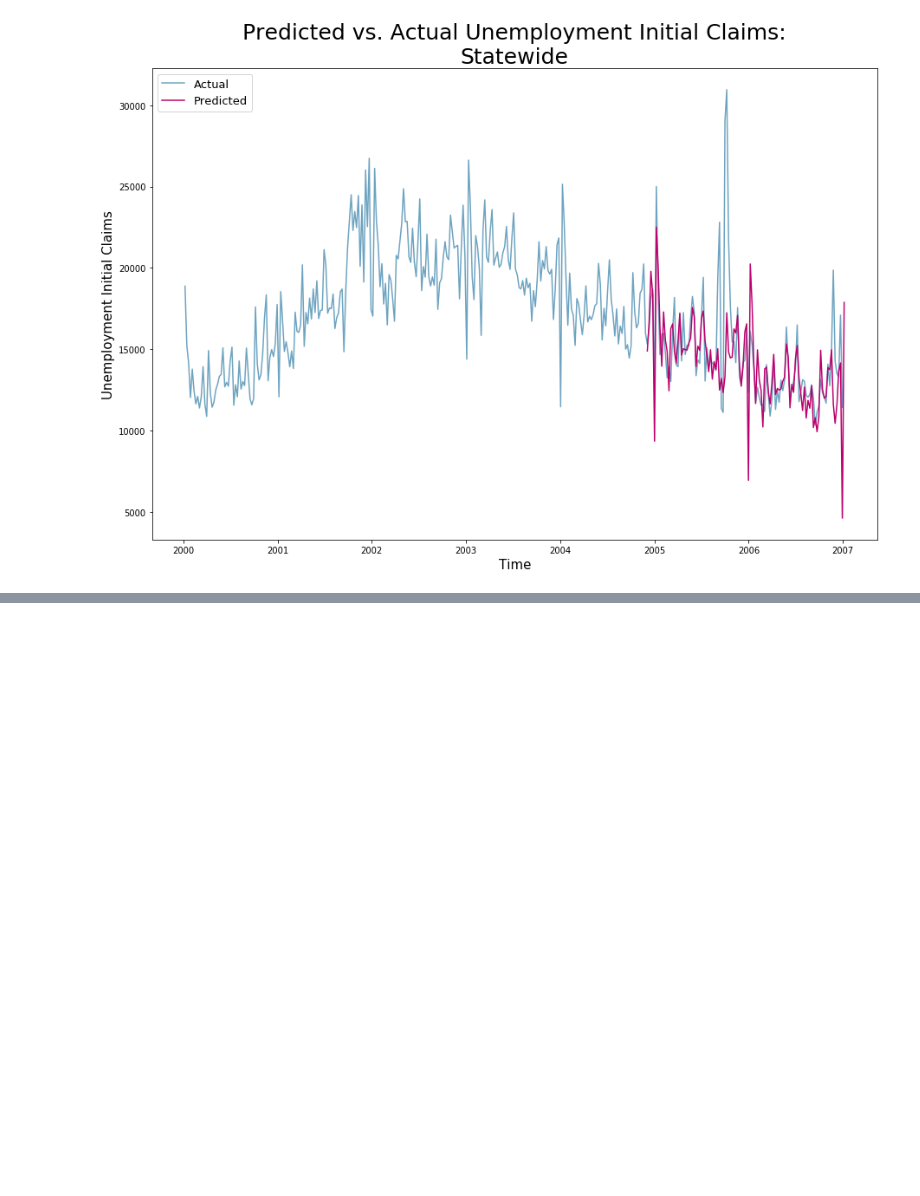
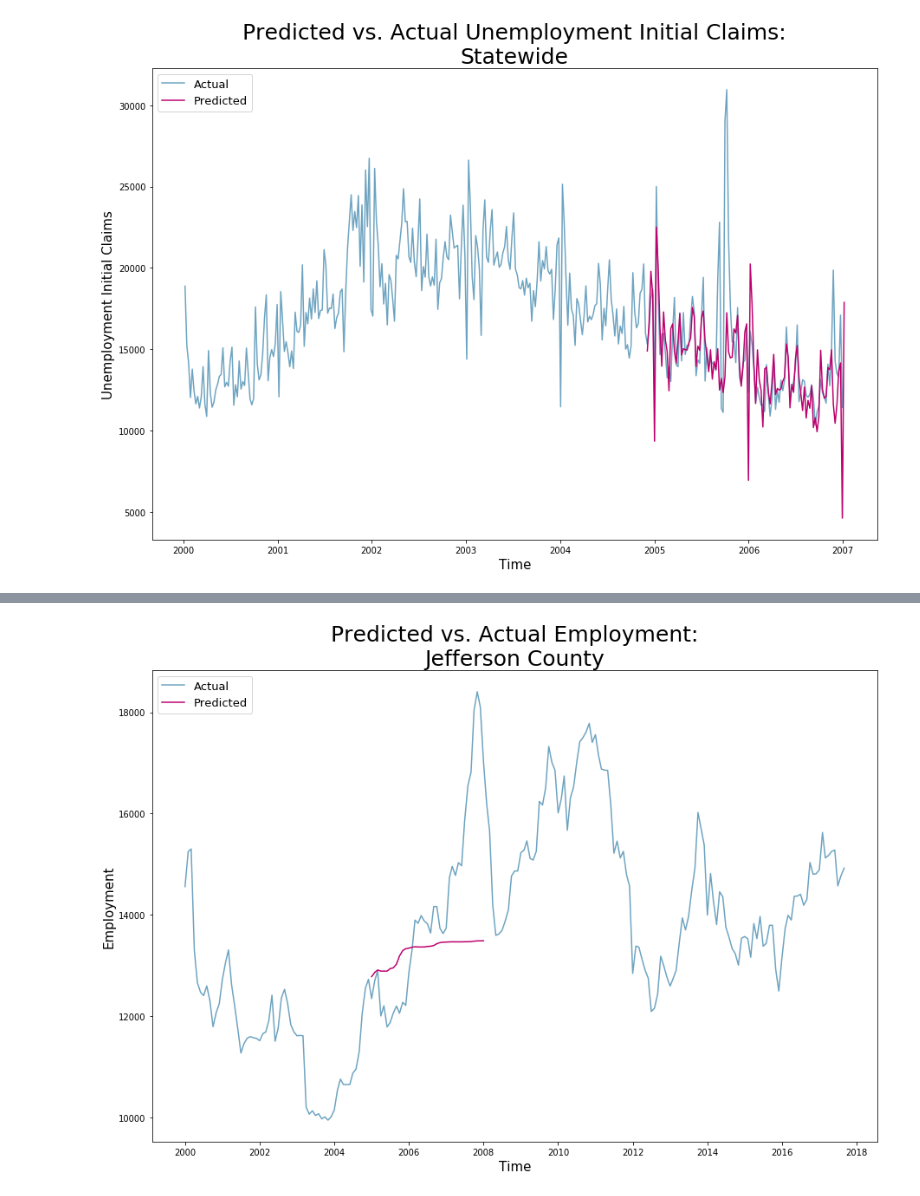
Before and after one commit to GraceCampbell/Project-4, a Jupyter notebook: project-4-rita-modeling.ipynb, the cells around one changed output, grey strips where cells are left out. Cells and saved outputs as stored; diff of their text form; code cells hidden in the pictures; blank space fills up the shorter version.

```diff
--- a/project-4-rita-modeling.ipynb
+++ b/project-4-rita-modeling.ipynb
@@ -549 +95,12 @@ plot_preds(unemp[:'2006'][['initial_claims']], preds, 'Statewide', 'Unemployment
+# %%
+# Running an ARIMA model to predict post-Rita employment
+model = SARIMAX(prerita_jefferson,
+                order=(1,1,1),
+               seasonal_order=(1, 0, 0, 12))
+arima = model.fit()
+preds_post_jefferson = arima.predict(start='2005', end='2008')
+
+plot_preds(jefferson, preds_post_jefferson, 'Jefferson County', 'Employment')
+# %% [output]
+[figure, added]
 # %% [markdown]
```
Also changed, not shown: parts of 123 cells of this notebook, 13 other files.
